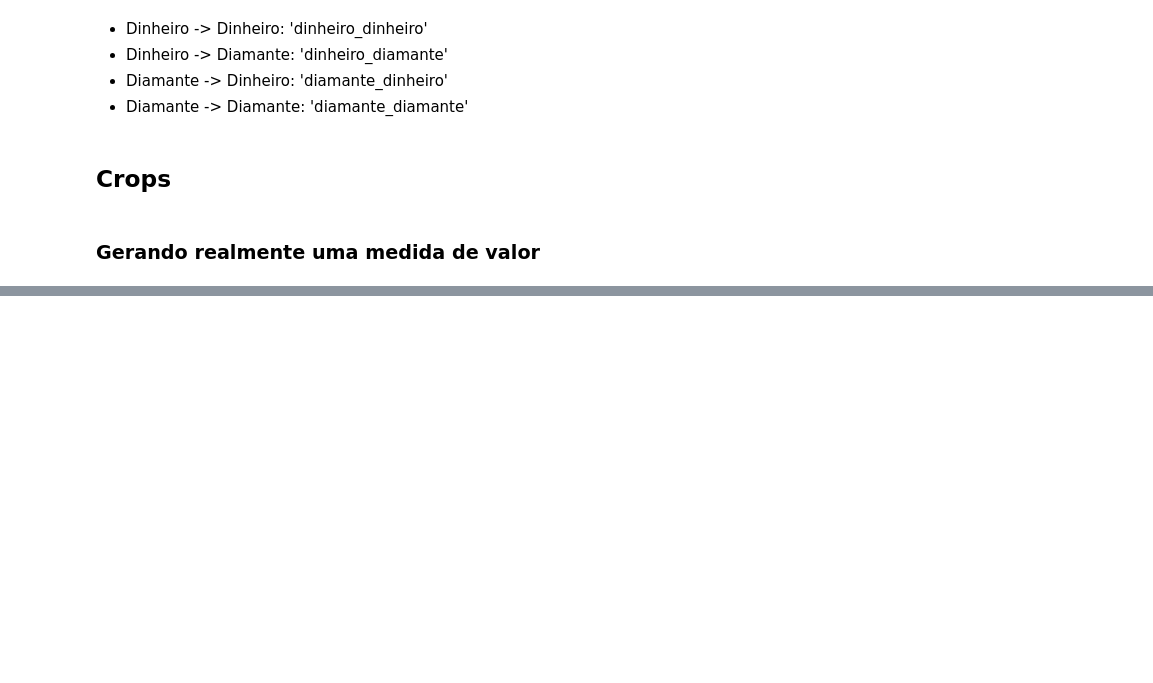
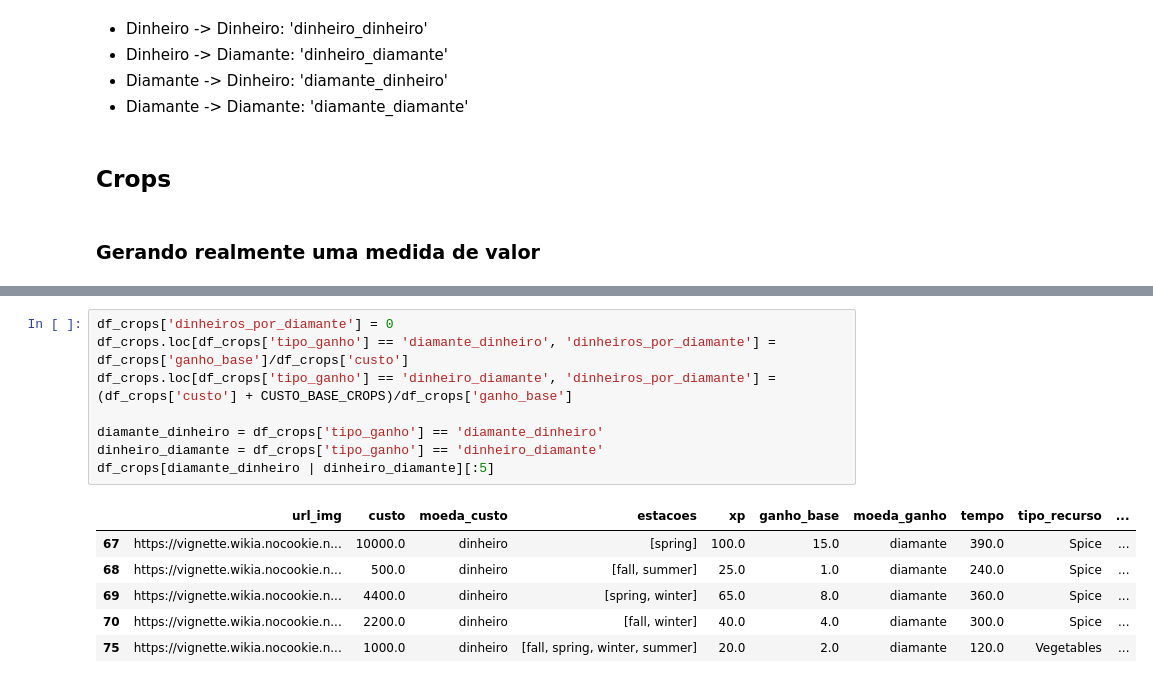
Before and after one commit to lucasHashi/maximizacao-de-utilidade-farm-together, a Jupyter notebook: Calculando_medidas.ipynb, the cells around one changed output, grey strips where cells are left out. Drawn from its saved outputs; the diff is of its cells as text; blank space fills up the shorter version.

```diff
--- a/Calculando_medidas.ipynb
+++ b/Calculando_medidas.ipynb
@@ -122,0 +136,15 @@ df_fruits[['nome', 'custo', 'moeda_custo', 'ganho_base', 'xp', 'moeda_ganho', 't
+# %%
+df_crops['dinheiros_por_diamante'] = 0
+df_crops.loc[df_crops['tipo_ganho'] == 'diamante_dinheiro', 'dinheiros_por_diamante'] = df_crops['ganho_base']/df_crops['custo']
+df_crops.loc[df_crops['tipo_ganho'] == 'dinheiro_diamante', 'dinheiros_por_diamante'] = (df_crops['custo'] + CUSTO_BASE_CROPS)/df_crops['ganho_base']
+
+diamante_dinheiro = df_crops['tipo_ganho'] == 'diamante_dinheiro'
+dinheiro_diamante = df_crops['tipo_ganho'] == 'dinheiro_diamante'
+df_crops[diamante_dinheiro | dinheiro_diamante][:5]
+# %% [output]
+|  | url_img | custo | moeda_custo | estacoes | xp | ganho_base | moeda_ganho | tempo | tipo_recurso | ... |
+| 67 | https://vignette.wikia.nocookie.n... | 10000.0 | dinheiro | [spring] | 100.0 | 15.0 | diamante | 390.0 | Spice | ... |
+| 68 | https://vignette.wikia.nocookie.n... | 500.0 | dinheiro | [fall, summer] | 25.0 | 1.0 | diamante | 240.0 | Spice | ... |
+| 69 | https://vignette.wikia.nocookie.n... | 4400.0 | dinheiro | [spring, winter] | 65.0 | 8.0 | diamante | 360.0 | Spice | ... |
+| 70 | https://vignette.wikia.nocookie.n... | 2200.0 | dinheiro | [fall, winter] | 40.0 | 4.0 | diamante | 300.0 | Spice | ... |
+| 75 | https://vignette.wikia.nocookie.n... | 1000.0 | dinheiro | [fall, spring, winter, summer] | 20.0 | 2.0 | diamante | 120.0 | Vegetables | ... |
```
Also changed, not shown: parts of 10 cells of this notebook, 5 other files.
